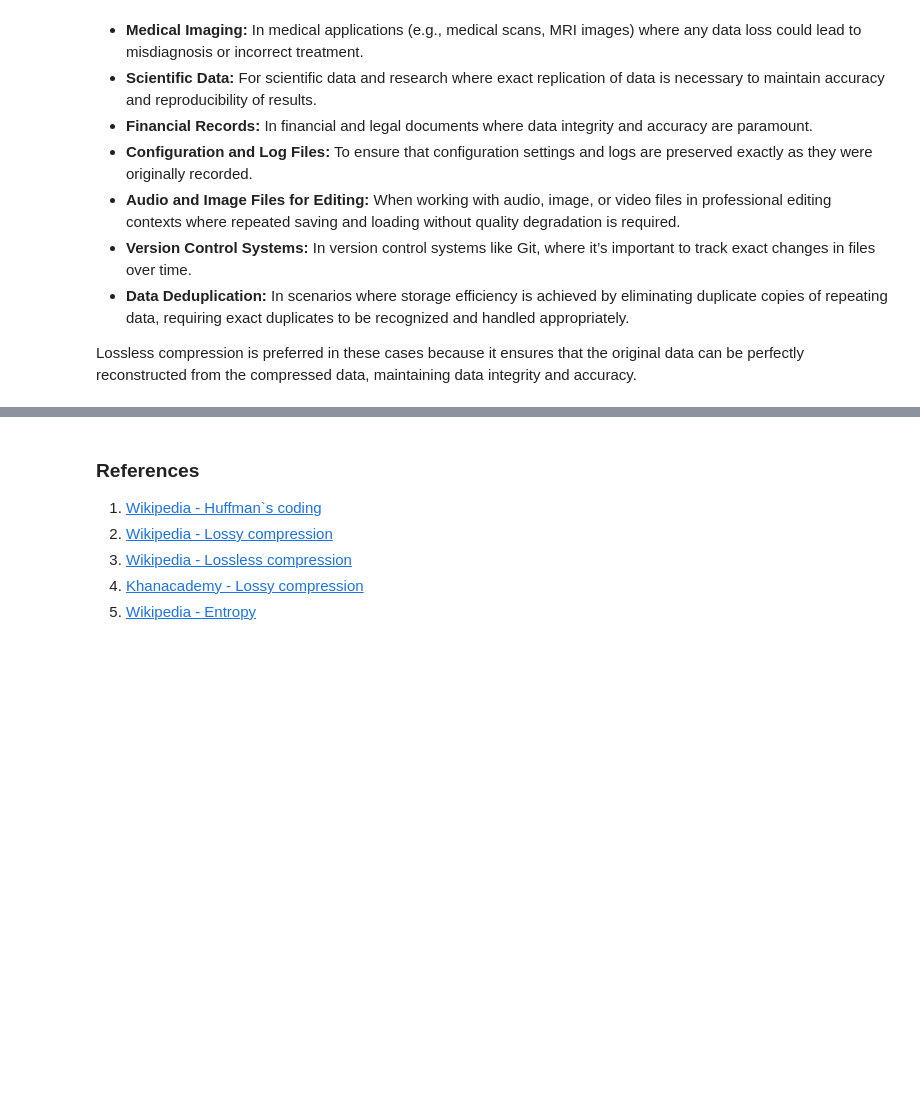
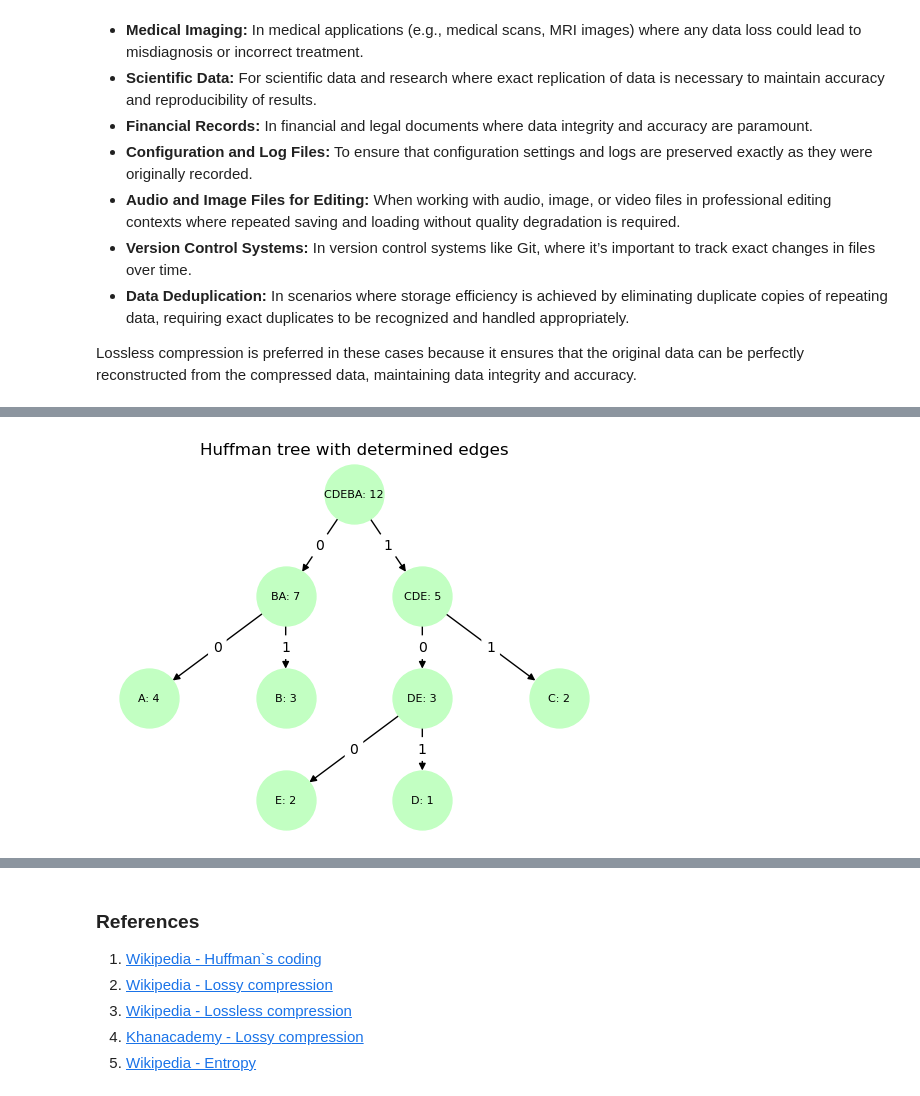
Before and after one commit to NikolayGatev/MathConceptionsProject, a Jupyter notebook: HuffmanCompressionAlgorithm.ipynb, the cells around one changed output, grey strips where cells are left out. Drawn from its saved outputs; the diff is of its cells as text; code cells hidden in the pictures; blank space fills up the shorter version.

```diff
--- a/HuffmanCompressionAlgorithm.ipynb
+++ b/HuffmanCompressionAlgorithm.ipynb
@@ -172,0 +235,19 @@ plt.show()
+# %%
+# Add Title to Plot
+plt.title('Huffman tree with determined edges')
+
+# Create a list of the lebels of edges
+edga_labels = dict([((a,b,),v) for a,b,v in edges])
+
+# Draw the nodes with the multipartite layout
+pos = nx.multipartite_layout(g, align='horizontal')
+nx.draw(g, pos, with_labels=True, node_size=1800, node_color='#c2ffc2', font_size=8)
+
+# Draw the edges with the multipartite layout
+nx.draw_networkx_edges(g, pos, edgelist=edges, arrows=None, node_size=1800)
+nx.draw_networkx_edge_labels(G,pos,edge_labels=edga_lables, rotate=False)
+
+# Show the plot
+plt.show()
+# %% [output]
+[figure, added]
```
Also changed, not shown: parts of 15 cells of this notebook.
